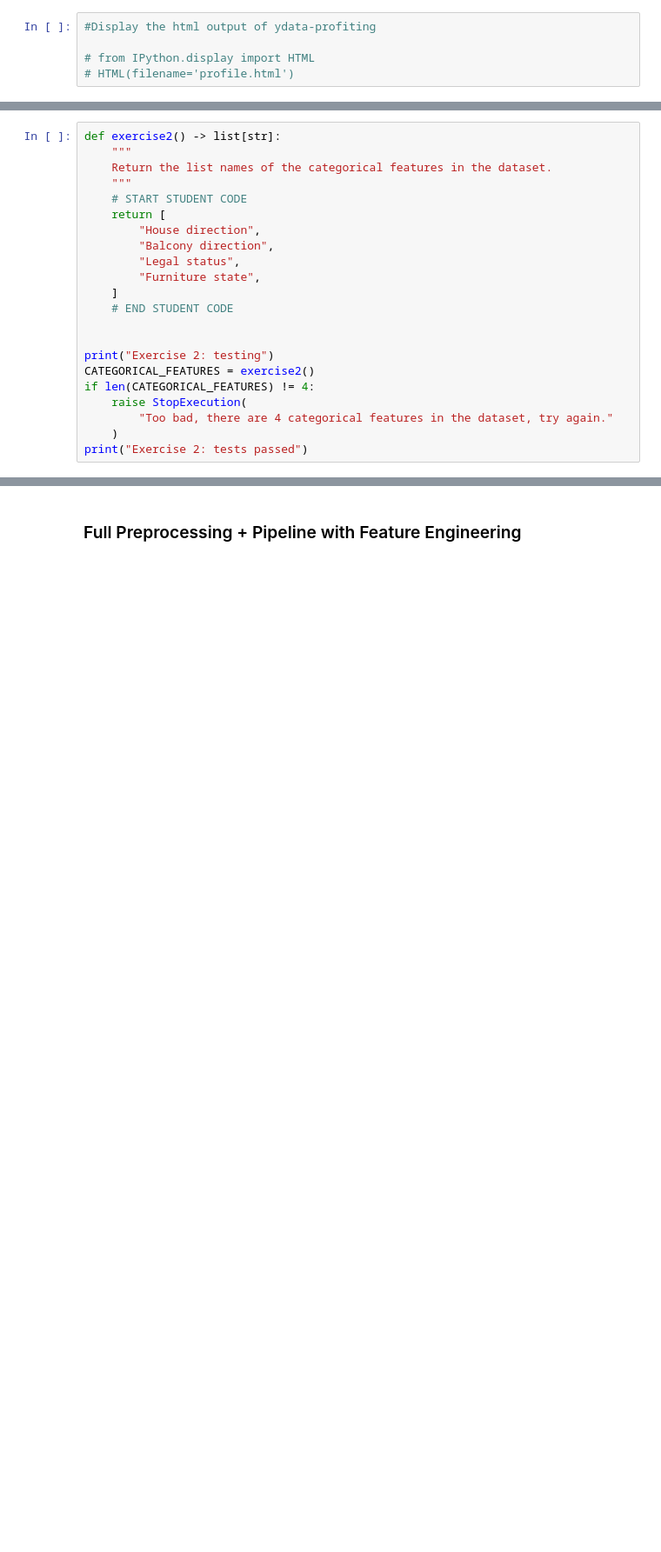
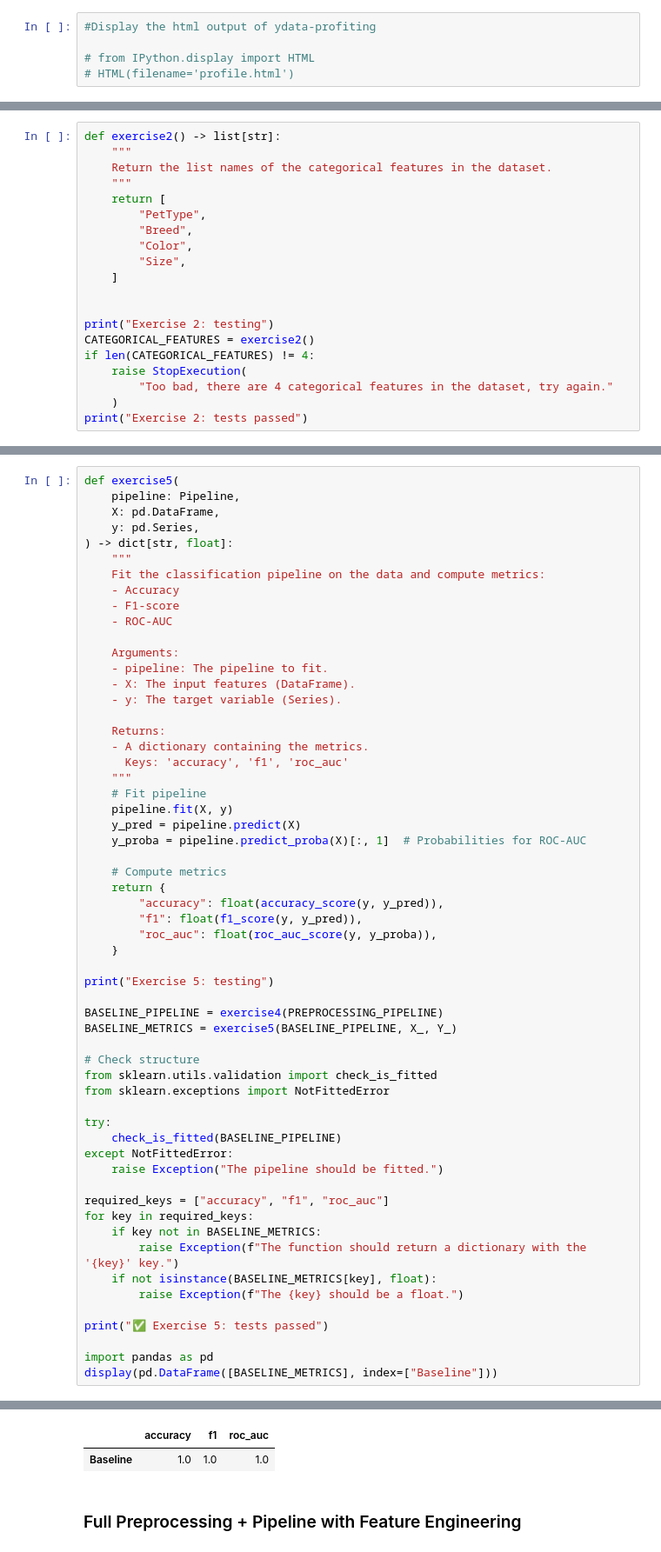
Before and after one commit to lumaruyam/supervised_learning, a Jupyter notebook: project.ipynb, the cells around one changed output, grey strips where cells are left out. Shown: that part at 87% size. Drawn from its saved outputs; the diff is of its cells as text; blank space fills up the shorter version.

Commit message:
The file was not fully saveed in the last git push, added baseline

```diff
--- a/project.ipynb
+++ b/project.ipynb
@@ -288,14 +307,12 @@ def exercise2() -> list[str]:
     """
     Return the list names of the categorical features in the dataset.
     """
-    # START STUDENT CODE
     return [
-        "House direction",
-        "Balcony direction",
-        "Legal status",
-        "Furniture state",
+        "PetType",
+        "Breed",
+        "Color",
+        "Size",
     ]
-    # END STUDENT CODE
 
 
 print("Exercise 2: testing")
@@ -307,0 +489,59 @@ print("Exercise 2: tests passed")
+# %%
+def exercise5(
+    pipeline: Pipeline,
+    X: pd.DataFrame,
+    y: pd.Series,
+) -> dict[str, float]:
+    """
+    Fit the classification pipeline on the data and compute metrics:
+    - Accuracy
+    - F1-score
+    - ROC-AUC
+
+    Arguments:
+    - pipeline: The pipeline to fit.
+    - X: The input features (DataFrame).
+    - y: The target variable (Series).
+
+    Returns:
+    - A dictionary containing the metrics.
+      Keys: 'accuracy', 'f1', 'roc_auc'
+    """
+    # Fit pipeline
+    pipeline.fit(X, y)
+    y_pred = pipeline.predict(X)
+    y_proba = pipeline.predict_proba(X)[:, 1]  # Probabilities for ROC-AUC
+
+    # Compute metrics
+    return {
+        "accuracy": float(accuracy_score(y, y_pred)),
+        "f1": float(f1_score(y, y_pred)),
+        "roc_auc": float(roc_auc_score(y, y_proba)),
+    }
+
+print("Exercise 5: testing")
+
+BASELINE_PIPELINE = exercise4(PREPROCESSING_PIPELINE)
+BASELINE_METRICS = exercise5(BASELINE_PIPELINE, X_, Y_)
+
+# Check structure
+from sklearn.utils.validation import check_is_fitted
+from sklearn.exceptions import NotFittedError
+
+try:
+    check_is_fitted(BASELINE_PIPELINE)
+except NotFittedError:
+    raise Exception("The pipeline should be fitted.")
+
+required_keys = ["accuracy", "f1", "roc_auc"]
+for key in required_keys:
+    if key not in BASELINE_METRICS:
+        raise Exception(f"The function should return a dictionary with the '{key}' key.")
+    if not isinstance(BASELINE_METRICS[key], float):
+        raise Exception(f"The {key} should be a float.")
+
+print("✅ Exercise 5: tests passed")
+
+import pandas as pd
+display(pd.DataFrame([BASELINE_METRICS], index=["Baseline"]))
+# %% [output]
@@ -308,3 +550,5 @@ print("Exercise 2: tests passed")
+|  | accuracy | f1 | roc_auc |
+| Baseline | 1.0 | 1.0 | 1.0 |
 # %% [markdown]
 ### Full Preprocessing + Pipeline with Feature Engineering
 # %%
```
Also changed, not shown: parts of 9 cells of this notebook.
